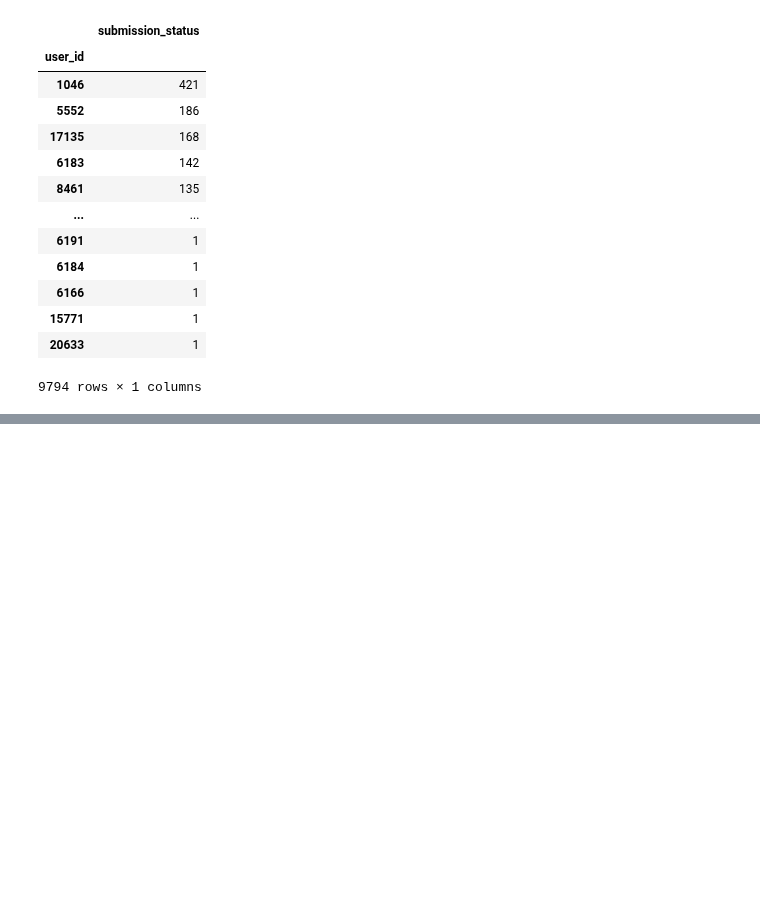
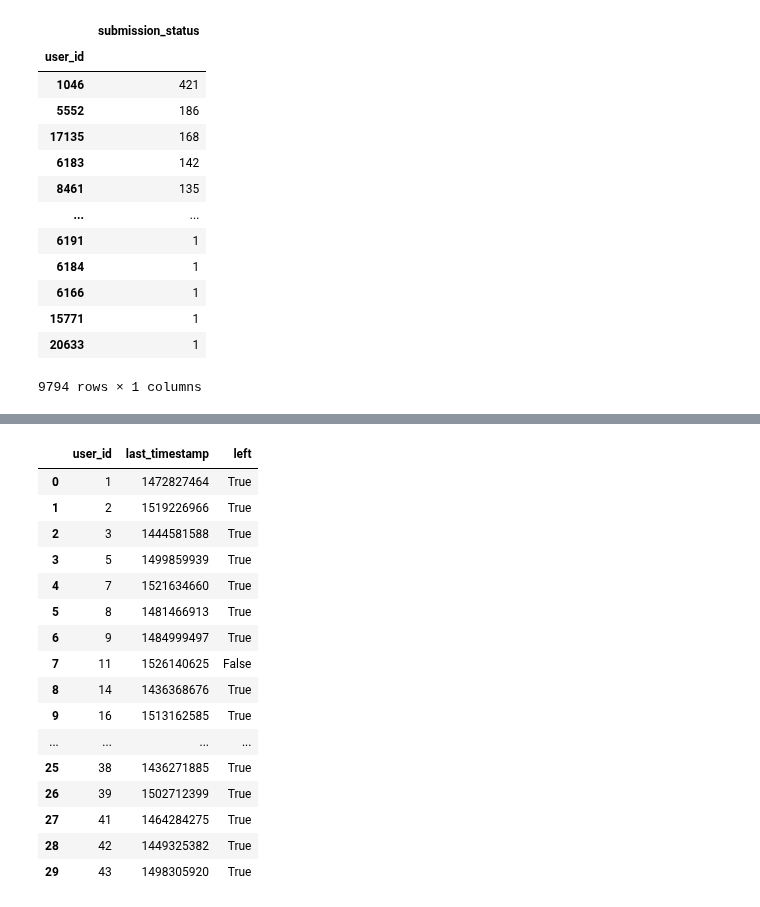
Before and after one commit to Venchislav/Data-Science, a Jupyter notebook: StepikData2.ipynb, the cells around one changed output, grey strips where cells are left out. Cells and saved outputs as stored; diff of their text form; code cells hidden in the pictures; blank space fills up the shorter version.

Commit message:
hi vsauce michael here...

```diff
--- a/StepikData2.ipynb
+++ b/StepikData2.ipynb
@@ -124,0 +134,30 @@ sub_data[sub_data['submission_status']== 'correct'].groupby('user_id')\
+# %%
+user_data = events.groupby('user_id', as_index=False).agg({'timestamp': 'max'}).rename(columns={
+    'timestamp': 'last_timestamp'
+})
+# %%
+now = 1526772685
+trashold = 30 * 24 * 60 * 60  # 30 days in seconds
+# %%
+# now is 2018-05-19 23:31:25 (as this data is kinda old and we can't use datetime.now() here)
+user_data['left'] = (now - (user_data.last_timestamp)) > trashold
+# %%
+user_data.head(30)
+# %% [output]
+|  | user_id | last_timestamp | left |
+| 0 | 1 | 1472827464 | True |
+| 1 | 2 | 1519226966 | True |
+| 2 | 3 | 1444581588 | True |
+| 3 | 5 | 1499859939 | True |
+| 4 | 7 | 1521634660 | True |
+| 5 | 8 | 1481466913 | True |
+| 6 | 9 | 1484999497 | True |
+| 7 | 11 | 1526140625 | False |
+| 8 | 14 | 1436368676 | True |
+| 9 | 16 | 1513162585 | True |
+| ... | ... | ... | ... |
+| 25 | 38 | 1436271885 | True |
+| 26 | 39 | 1502712399 | True |
+| 27 | 41 | 1464284275 | True |
+| 28 | 42 | 1449325382 | True |
+| 29 | 43 | 1498305920 | True |
```
Also changed, not shown: parts of 18 cells of this notebook.
